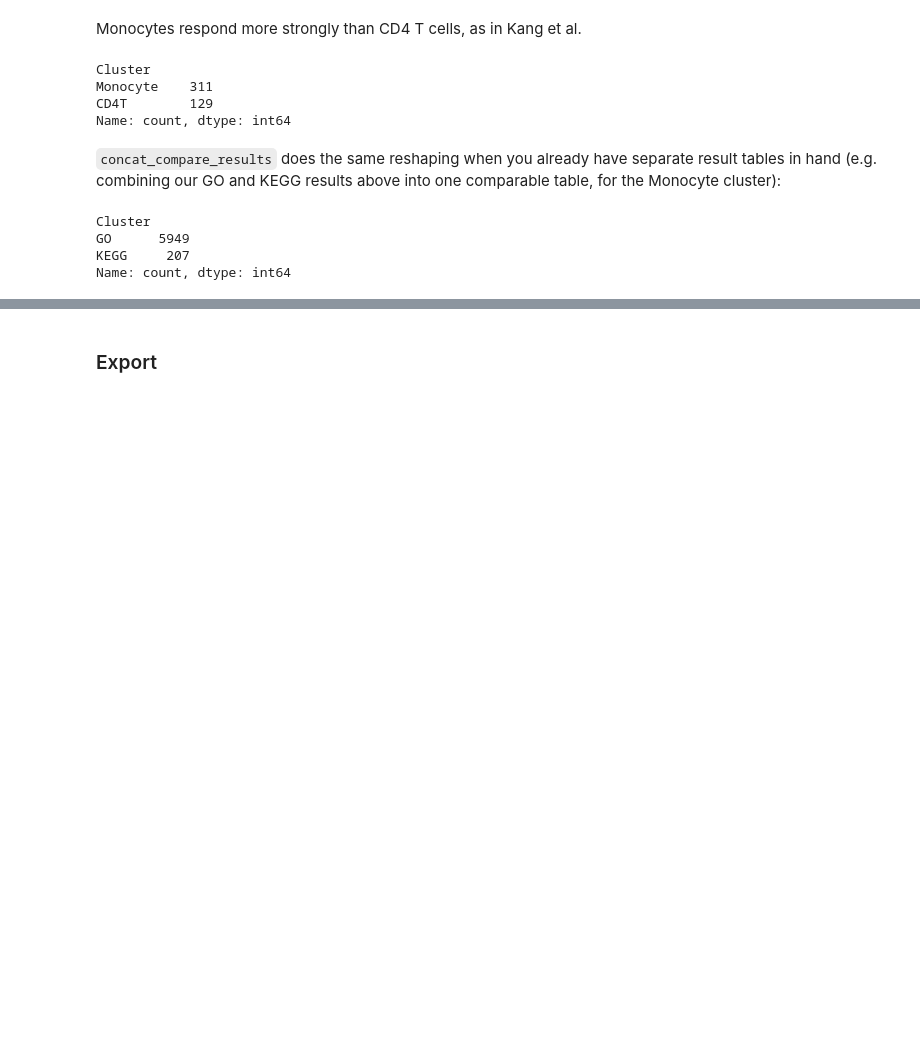
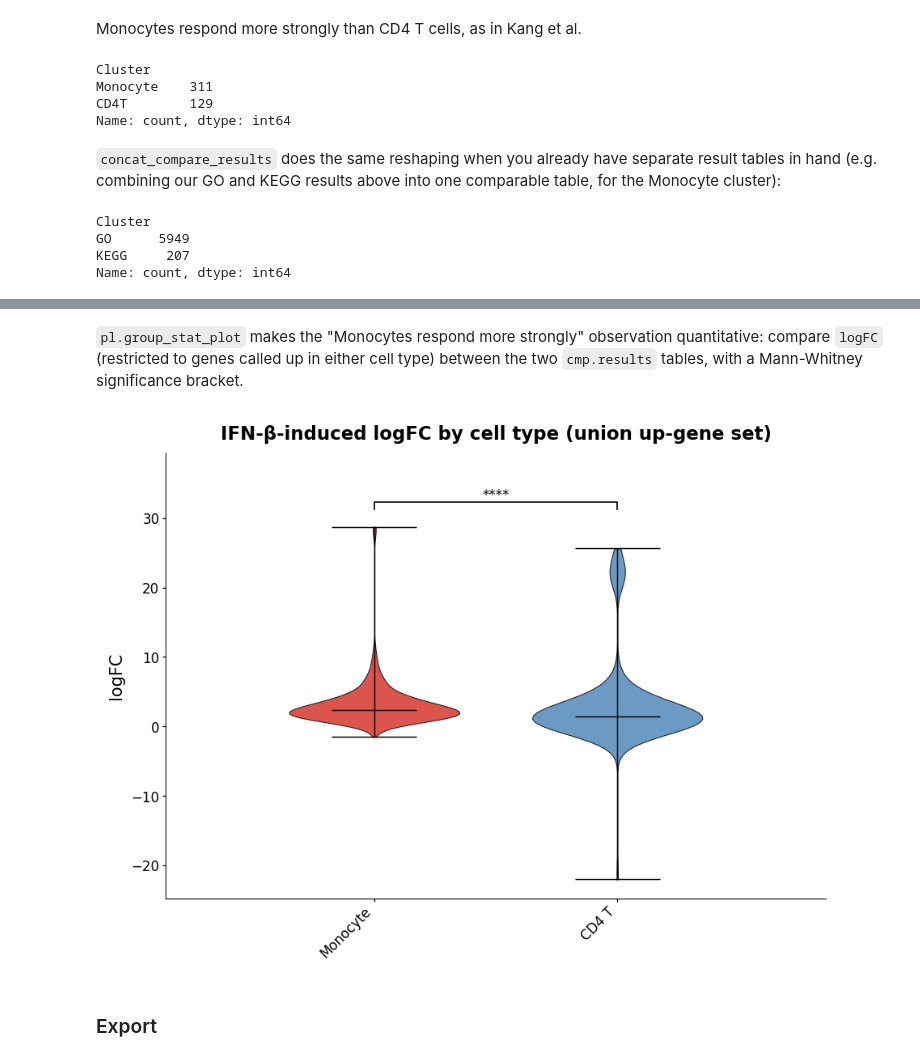
Before and after one commit to leelieber2025/scATrans, a Jupyter notebook: docs/tutorials/t_gse96583_standalone_de_enrichment.ipynb, the cells around one changed output, grey strips where cells are left out. Cells and saved outputs as stored; diff of their text form; code cells hidden in the pictures; blank space fills up the shorter version.

```diff
--- a/docs/tutorials/t_gse96583_standalone_de_enrichment.ipynb
+++ b/docs/tutorials/t_gse96583_standalone_de_enrichment.ipynb
@@ -505,3 +553,28 @@ Name: count, dtype: int64
+# %% [markdown]
+`pl.group_stat_plot` makes the "Monocytes respond more strongly" observation
+quantitative: compare `logFC` (restricted to genes called up in either cell
+type) between the two `cmp.results` tables, with a Mann-Whitney significance
+bracket.
+# %%
+import pandas as pd
+
+up_union = sorted(set(cmp.up["CD14+ Monocytes"].index) | set(cmp.up["CD4 T cells"].index))
+stat_df = pd.concat(
+    [
+        cmp.results["CD14+ Monocytes"].loc[up_union].assign(celltype="Monocyte"),
+        cmp.results["CD4 T cells"].loc[up_union].assign(celltype="CD4 T"),
+    ]
+)
+scat.pl.group_stat_plot(
+    stat_df,
+    value_col="logFC",
+    groupby="celltype",
+    kind="violin",
+    comparisons=[("Monocyte", "CD4 T")],
+    title="IFN-β-induced logFC by cell type (union up-gene set)",
+);
+# %% [output]
+[figure, added]
 # %% [markdown]
 ### Export
 # %%
```
Also changed, not shown: parts of 28 cells of this notebook, 19 other files.
